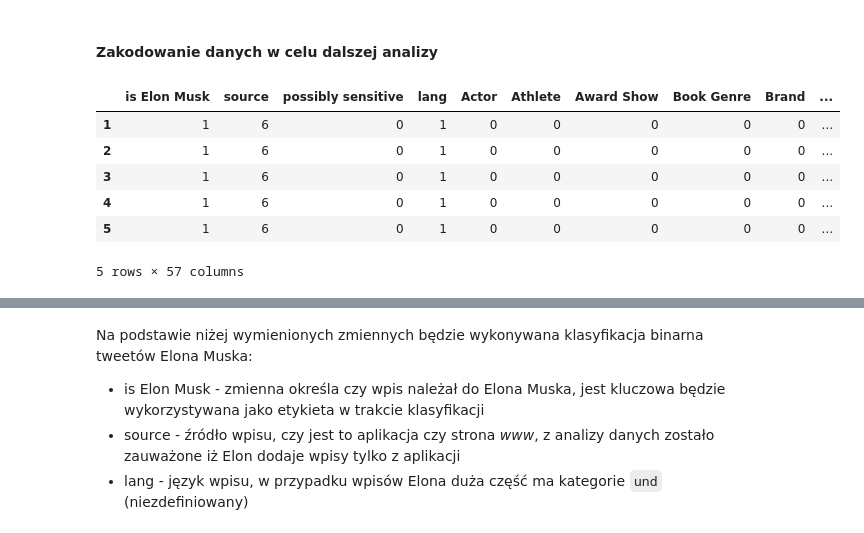
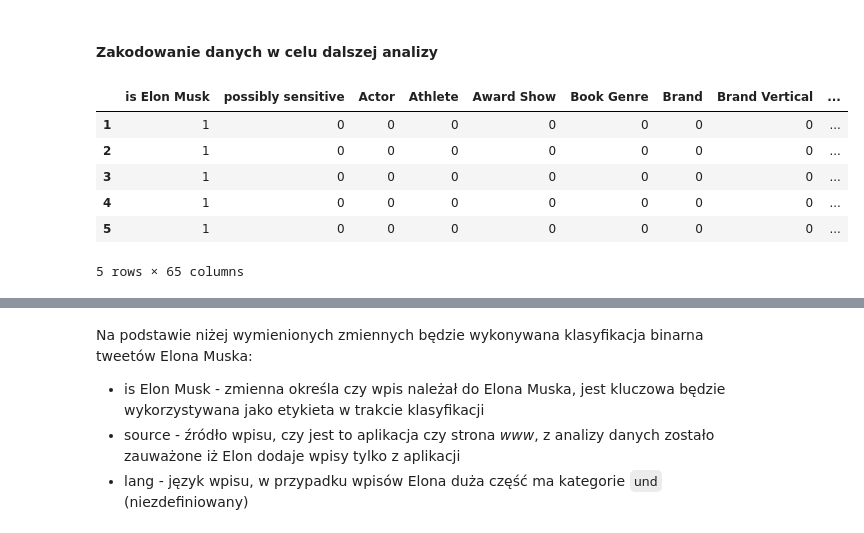
Before and after one commit to Wiktor-99/MAED, a Jupyter notebook: elon_musk_tweet_classification.ipynb, the cells around one changed output, grey strips where cells are left out. Cells and saved outputs as stored; diff of their text form; code cells hidden in the pictures.

```diff
--- a/elon_musk_tweet_classification.ipynb
+++ b/elon_musk_tweet_classification.ipynb
@@ -528,9 +528,6 @@ fig.show()
 # %% [markdown]
 #### Zakodowanie danych w celu dalszej analizy
 # %%
-from sklearn.preprocessing import LabelEncoder
-import sklearn
-
 used_annotations_domain = 3
 
 columns_with_no_numeric_types = [
@@ -555,45 +552,41 @@ def remove_null_annotations(used_annotations, column_specific_name, df):
 def add_columns_to_be_merged(columns_to_be_merged, used_annotations, column_specific_name):
     for i in range(used_annotations):
         col = f'context annotations {column_specific_name} {i}'
         columns_to_be_merged.extend([col])
 
     return columns_to_be_merged
 
 def map_value(value):
     if value == 0:
         return 0
     return 1
 
 def hot_one_encode_annotation_columns(columns_list, data_frame, map_value):
     frame = pd.DataFrame()
     frame = pd.concat([frame, pd.get_dummies(data_frame[columns_list].astype(str), prefix='', prefix_sep='')], axis=1)
     frame = frame.groupby(by=frame.columns, axis=1).sum()
     frame = frame.applymap(map_value)
     data_frame.drop(columns_list, axis=1, inplace=True)
     return pd.concat([data_frame, frame], axis=1)
 
 add_annotations_columns_to_array(columns_with_no_numeric_types, used_annotations_domain)
 no_numeric_data = data_frame[columns_with_no_numeric_types]
 no_numeric_data_to_be_encoded = remove_null_annotations(used_annotations_domain, 'domain', no_numeric_data)
 
-columns_to_be_merged = []
+columns_to_be_merged = ['source', 'lang']
 columns_to_be_merged = add_columns_to_be_merged(columns_to_be_merged, used_annotations_domain, 'domain')
 no_numeric_data_encoded = hot_one_encode_annotation_columns(columns_to_be_merged, no_numeric_data_to_be_encoded, map_value)
 
 
-for col in ['source', 'lang']:
-    le = LabelEncoder()
-    no_numeric_data_encoded[col]= le.fit_transform(no_numeric_data_encoded[col])
-
 no_numeric_data_encoded.head()
 # %% [output]
-|  | is Elon Musk | source | possibly sensitive | lang | Actor | Athlete | Award Show | Book Genre | Brand | ... |
-| 1 | 1 | 6 | 0 | 1 | 0 | 0 | 0 | 0 | 0 | ... |
-| 2 | 1 | 6 | 0 | 1 | 0 | 0 | 0 | 0 | 0 | ... |
-| 3 | 1 | 6 | 0 | 1 | 0 | 0 | 0 | 0 | 0 | ... |
-| 4 | 1 | 6 | 0 | 1 | 0 | 0 | 0 | 0 | 0 | ... |
-| 5 | 1 | 6 | 0 | 1 | 0 | 0 | 0 | 0 | 0 | ... |
+|  | is Elon Musk | possibly sensitive | Actor | Athlete | Award Show | Book Genre | Brand | Brand Vertical | ... |
+| 1 | 1 | 0 | 0 | 0 | 0 | 0 | 0 | 0 | ... |
+| 2 | 1 | 0 | 0 | 0 | 0 | 0 | 0 | 0 | ... |
+| 3 | 1 | 0 | 0 | 0 | 0 | 0 | 0 | 0 | ... |
+| 4 | 1 | 0 | 0 | 0 | 0 | 0 | 0 | 0 | ... |
+| 5 | 1 | 0 | 0 | 0 | 0 | 0 | 0 | 0 | ... |
-5 rows × 57 columns
+5 rows × 65 columns
 # %%
 plt.figure(figsize=(25, 6))
 
```
Also changed, not shown: parts of 13 cells of this notebook.
